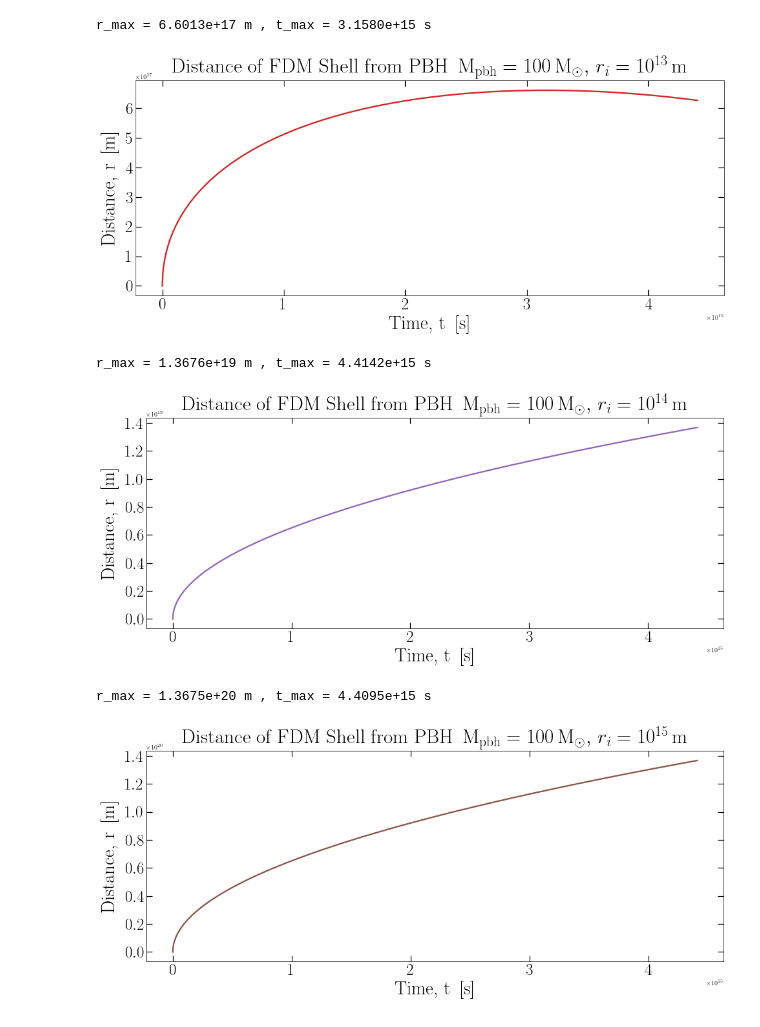
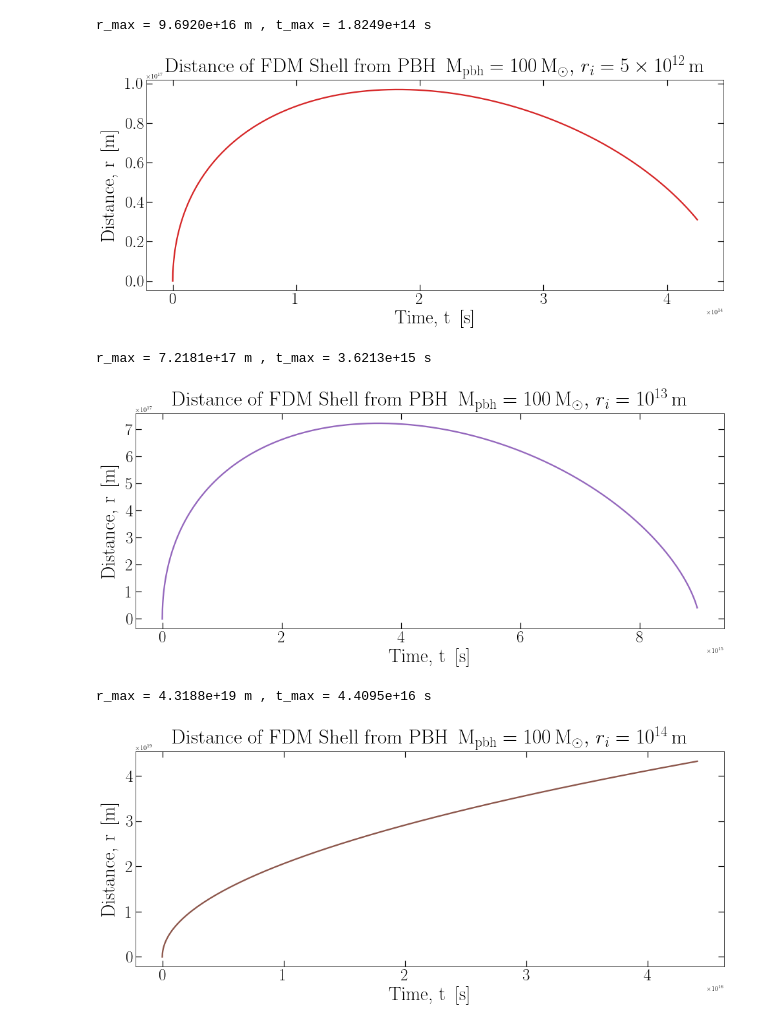
Before and after one commit to pratibhajangra591/project-3, a Jupyter notebook: FDM_shells.ipynb, the cells around one changed output. Saved outputs shown, nothing was run; the diff lists cells and outputs as text; code cells hidden in the pictures.

```diff
--- a/FDM_shells.ipynb
+++ b/FDM_shells.ipynb
@@ -26,24 +26,27 @@ a_eq = 2.9374e-4
 
 h_bar = 1.0545718e-34        # reduced Planck constant in unkits of J.s
 h_bar_c = h_bar * c
-
 eV = 1.60218e-19               #in units of J
 eV_to_kg = 1.7826e-36             #in units of kg
 m_FDM_eV = 1e-22     #in units of eV/c²
 m_FDM = m_FDM_eV * eV_to_kg      # Mass of FDM boson in units of kg
-gamma = 2.0  # Power-law density parameter
 
 
-def j(n, t):
-    #M_pbh = 100 * M_solar  # PBH mass in kg
+
+
+
+
+
+def j_fdm(n, t):
     r = n[0]
     v = n[1]
-    d2r_dt2 = -((G * (M_pbh + M_shell))/(r**2)) + gamma * (2  - gamma) * ((h_bar**2)/(4 * (m_FDM**2) * (r**3))) -(r/(4*(t**2)))
+    d2r_dt2 = -(G * M_pbh)/(r**2) +  ((2*gamma  - gamma**2) * (h_bar**2))/(4 * (m_FDM**2) * (r**3)) - r/(4*(t**2))
     return [v, d2r_dt2]
 
 
+
+gamma = 1e-10  # Power-law density parameter in Eq. (3.2) of https://arxiv.org/abs/1808.08219
 M_pbh = 100 * M_solar  # PBH mass in kg
-M_shell = 100 * m_FDM  #mass of FDM shell enclosed within a radius r, in kg
 # %%
 fig,ax = plt.subplots(1, figsize = (16, 6))
 plt.rc('lines', linewidth = 2.3)
@@ -146,34 +149,34 @@ r_max = 6.9787e+13 m , t_max = 3.4368e+09 s
 # %%
 fig,ax = plt.subplots(1, figsize = (16, 6))
 plt.rc('lines', linewidth = 2.3)
 plt.rcParams['font.family'] = 'serif'
 plt.tick_params(axis = 'both', right=True, top=True, which = 'minor', width= 1.2, length = 4, direction = 'in')
 plt.tick_params(axis = 'both', right=True, top=True, which = 'major', width= 1.2, length = 9, direction = 'in')
 
 
 
-r_i = 1e13    # Initial distance of FDM shell, in units of meters
+r_i = 5e12    # Initial distance of FDM shell, in units of meters
 t_i = 2.358e5  # Initial time in units of second
-ps = np.linspace(t_i, 1.866e10*t_i, 1000)
+ps = np.linspace(t_i, 1.8e9*t_i, 10000)
 z0 = [r_i, (r_i/(2 * t_i))]  # Initial conditions with H(t)=1/(2t)
-ns = odeint(j, z0, ps)
+ns = odeint(j_fdm, z0, ps)
 zs = ns[:, 0]
 z_max = np.max(zs)
 p_max = ps[np.argmax(zs)]
 print("r_max =", '%.4e' % z_max, "m", ",", "t_max =", '%.4e' % p_max, "s")
 
 
 plt.plot(ps, zs, 'C3')
 
 plt.xticks(fontsize = 25)
 plt.yticks(fontsize = 25)
 plt.xlabel('Time, t \,[s]', fontsize = 29)
 plt.ylabel('Distance, r \,[m]', fontsize = 29, labelpad = 9)
-plt.title(r'Distance of FDM Shell from PBH $\,\mathrm{M_{pbh}} =  100\, \mathrm{M_{\odot}},\,r_i = 10^{13}\, \mathrm{m} $', fontsize = 31, pad = 11)
+plt.title(r'Distance of FDM Shell from PBH $\,\mathrm{M_{pbh}} =  100\, \mathrm{M_{\odot}},\,r_i = 5\times 10^{12}\, \mathrm{m} $', fontsize = 31, pad = 11)
 plt.show()
 # %% [output]
-r_max = 6.6013e+17 m , t_max = 3.1580e+15 s
+r_max = 9.6920e+16 m , t_max = 1.8249e+14 s
-[figure, old version]
+[figure, new version]
 # %%
 fig,ax = plt.subplots(1, figsize = (16, 6))
 plt.rc('lines', linewidth = 2.3)
@@ -183,11 +186,11 @@ plt.tick_params(axis = 'both', right=True, top=True, which = 'major', width= 1.2
 
 
 
-r_i = 1e14    # Initial distance of FDM shell, in units of meters
+r_i = 1e13    # Initial distance of FDM shell, in units of meters
 t_i = 2.358e5  # Initial time in units of second
-ps = np.linspace(t_i, 1.872e10*t_i, 1000)
+ps = np.linspace(t_i, 3.8e10*t_i, 10000)
 z0 = [r_i, (r_i/(2 * t_i))]  # Initial conditions with H(t)=1/(2t)
-ns = odeint(j, z0, ps)
+ns = odeint(j_fdm, z0, ps)
 zs = ns[:, 0]
 z_max = np.max(zs)
 p_max = ps[np.argmax(zs)]
@@ -200,11 +203,11 @@ plt.xticks(fontsize = 25)
 plt.yticks(fontsize = 25)
 plt.xlabel('Time, t \,[s]', fontsize = 29)
 plt.ylabel('Distance, r \,[m]', fontsize = 29, labelpad = 9)
-plt.title(r'Distance of FDM Shell from PBH $\,\mathrm{M_{pbh}} =  100\, \mathrm{M_{\odot}},\,r_i = 10^{14}\, \mathrm{m} $', fontsize = 31, pad = 11)
+plt.title(r'Distance of FDM Shell from PBH $\,\mathrm{M_{pbh}} =  100\, \mathrm{M_{\odot}},\,r_i = 10^{13}\, \mathrm{m} $', fontsize = 31, pad = 11)
 plt.show()
 # %% [output]
-r_max = 1.3676e+19 m , t_max = 4.4142e+15 s
+r_max = 7.2181e+17 m , t_max = 3.6213e+15 s
-[figure, old version]
+[figure, new version]
 # %%
 fig,ax = plt.subplots(1, figsize = (16, 6))
 plt.rc('lines', linewidth = 2.3)
@@ -214,11 +217,11 @@ plt.tick_params(axis = 'both', right=True, top=True, which = 'major', width= 1.2
 
 
 
-r_i = 1e15    # Initial distance of FDM shell, in units of meters
+r_i = 1e14    # Initial distance of FDM shell, in units of meters
 t_i = 2.358e5  # Initial time in units of second
-ps = np.linspace(t_i, 1.87e10*t_i, 1000)
+ps = np.linspace(t_i, 1.87e11*t_i, 10000)
 z0 = [r_i, (r_i/(2 * t_i))]  # Initial conditions with H(t)=1/(2t)
-ns = odeint(j, z0, ps)
+ns = odeint(j_fdm, z0, ps)
 zs = ns[:, 0]
 z_max = np.max(zs)
 p_max = ps[np.argmax(zs)]
@@ -231,8 +234,8 @@ plt.xticks(fontsize = 25)
 plt.yticks(fontsize = 25)
 plt.xlabel('Time, t \,[s]', fontsize = 29)
 plt.ylabel('Distance, r \,[m]', fontsize = 29, labelpad = 9)
-plt.title(r'Distance of FDM Shell from PBH $\,\mathrm{M_{pbh}} =  100\, \mathrm{M_{\odot}},\,r_i = 10^{15}\, \mathrm{m} $', fontsize = 31, pad = 11)
+plt.title(r'Distance of FDM Shell from PBH $\,\mathrm{M_{pbh}} =  100\, \mathrm{M_{\odot}},\,r_i = 10^{14}\, \mathrm{m} $', fontsize = 31, pad = 11)
 plt.show()
 # %% [output]
-r_max = 1.3675e+20 m , t_max = 4.4095e+15 s
+r_max = 4.3188e+19 m , t_max = 4.4095e+16 s
-[figure, old version]
+[figure, new version]
```
Also changed, not shown: parts of 9 cells of this notebook.
